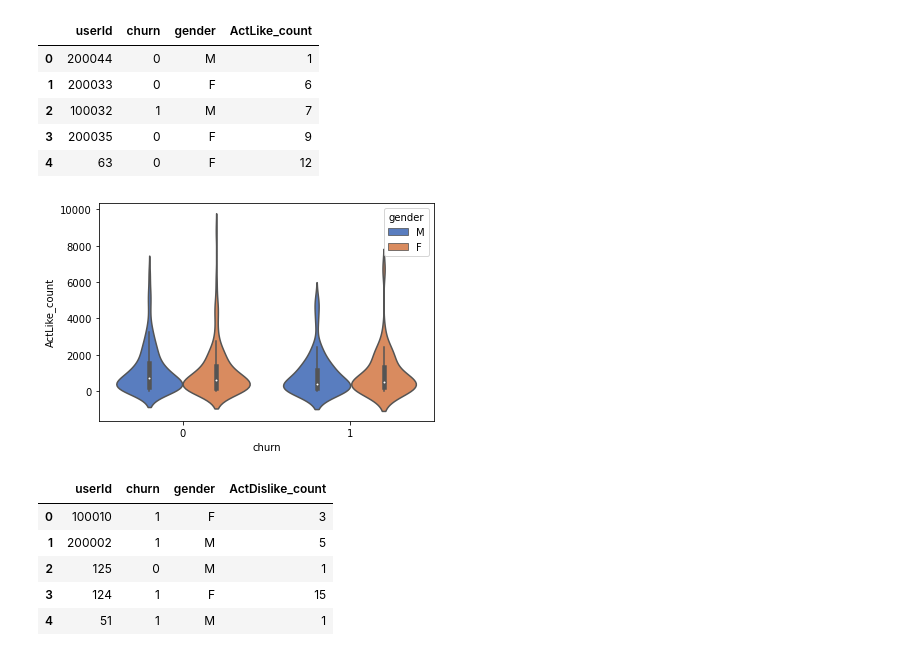
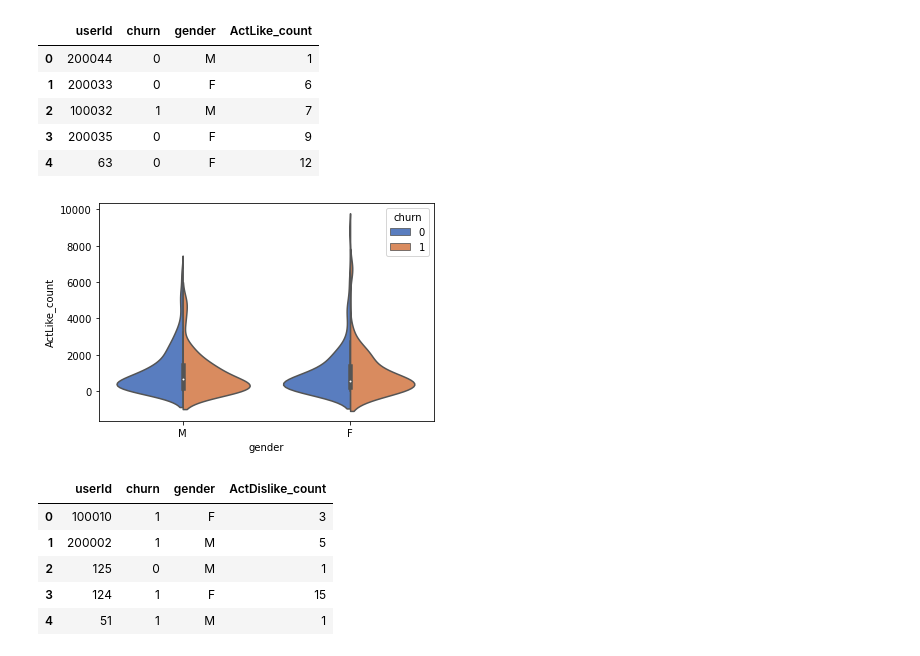
Before and after one commit to texcindy99/Spark_Machine_Learning, a Jupyter notebook: Spark_ML_Music_Service.ipynb, the cells around one changed output. Cells and saved outputs as stored; diff of their text form; code cells hidden in the pictures.

```diff
--- a/Spark_ML_Music_Service.ipynb
+++ b/Spark_ML_Music_Service.ipynb
@@ -463,10 +457,10 @@ user_ActLike.head(5)
 | 3 | 200035 | 0 | F | 9 |
 | 4 | 63 | 0 | F | 12 |
 # %%
-ax = sns.violinplot(x="churn", y="ActLike_count", hue="gender",
-                    data=user_ActLike, palette="muted")
+ax = sns.violinplot(x="gender", y="ActLike_count", hue="churn",
+                    split=True, data=user_ActLike, palette="muted")
 # %% [output]
-[figure, old version]
+[figure, new version]
 # %%
 user_Dislike = df_valid.where('page == "Submit Downgrade" OR page == "Thumbs Down"').groupby(['userId', 'churn', 'gender']).count().toPandas()
 user_Dislike.rename(columns={'count':'ActDislike_count'}, inplace=True)
```
Also changed, not shown: parts of 17 cells of this notebook.
